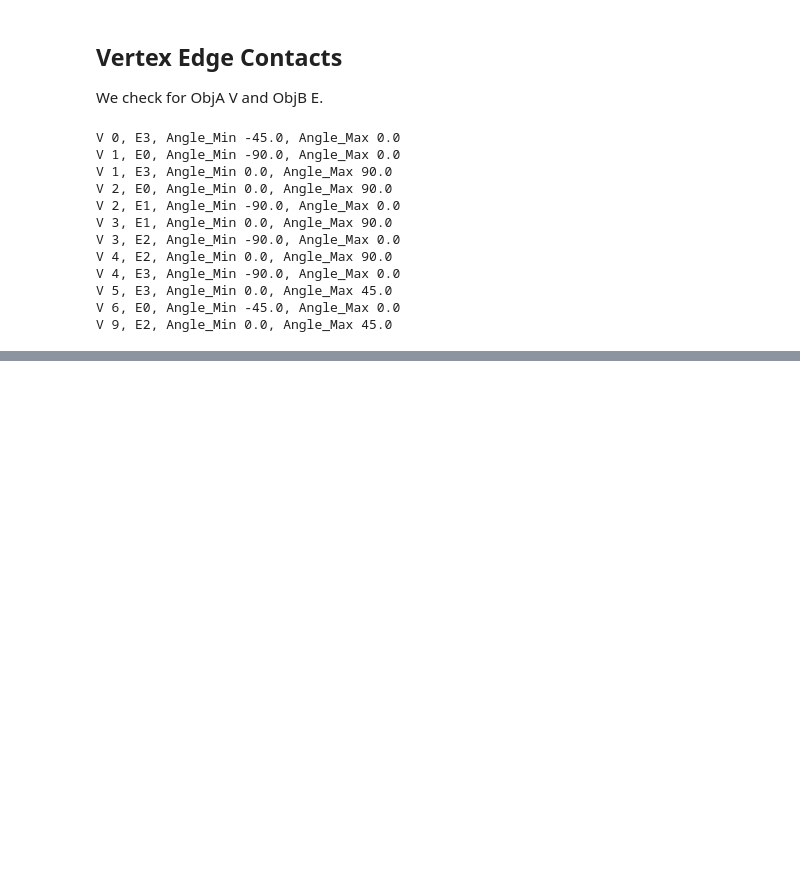
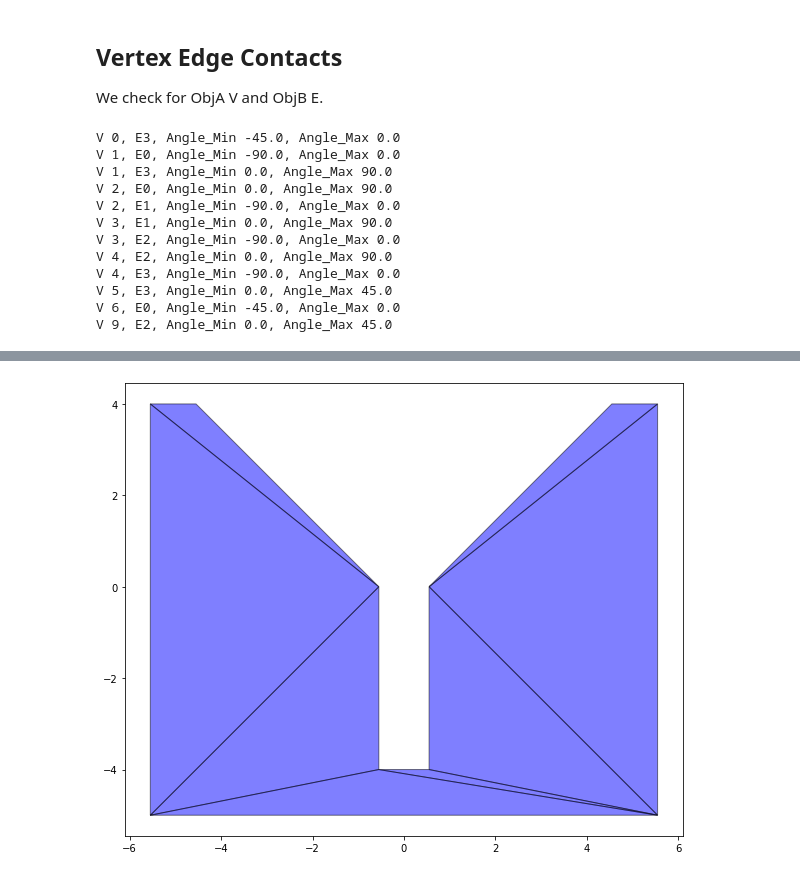
Before and after one commit to fernardz/ContactStateGeneration, a Jupyter notebook: Pt1 Contact States/Investigation.ipynb, the cells around one changed output, grey strips where cells are left out. Drawn from its saved outputs; the diff is of its cells as text; code cells hidden in the pictures; blank space fills up the shorter version.

```diff
--- a/Pt1 Contact States/Investigation.ipynb
+++ b/Pt1 Contact States/Investigation.ipynb
@@ -534,0 +617,30 @@ array([1.73893628, 0.06677225])
+# %%
+from ground.base import get_context
+from sect.triangulation import Triangulation
+
+def constrained_triangulation(Obj):
+  context= get_context()
+  Contour, Point = context.contour_cls, context.point_cls
+  PolygonSect = context.polygon_cls
+
+  objContour = Contour([Point(vct[0], vct[1]) for vct in Obj['Vertices']])
+  sect_objcontour = PolygonSect(objContour,[])
+
+  subObjs=Triangulation.constrained_delaunay(sect_objcontour, context=context).triangles()
+  subObjsV = [[(vert.x, vert.y) for vert in subObj.vertices] for subObj in subObjs]
+
+  return subObjsV
+# %%
+fig, ax = plt.subplots(figsize=(10, 10))
+
+subObjsA=constrained_triangulation(ObjA)
+
+for verts in subObjsA:
+  objpoly = Polygon(verts)
+  patch = PolygonPatch(objpoly, fc="b", alpha=0.5)
+  ax.add_patch(patch)
+
+ax.autoscale_view()
+ax.set_aspect('equal', 'box')
+# %% [output]
+[figure, added]
```
Also changed, not shown: parts of 51 cells of this notebook.
